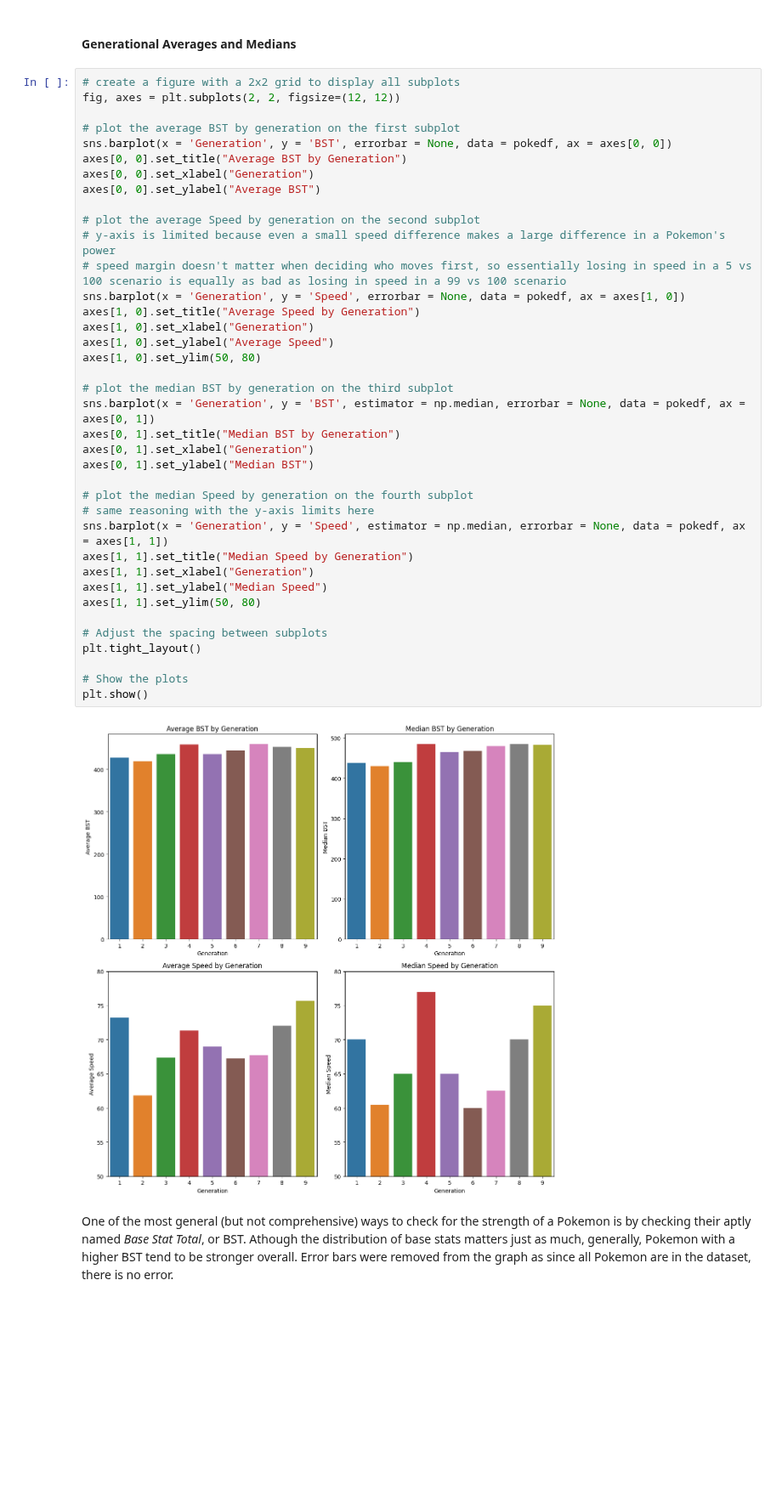
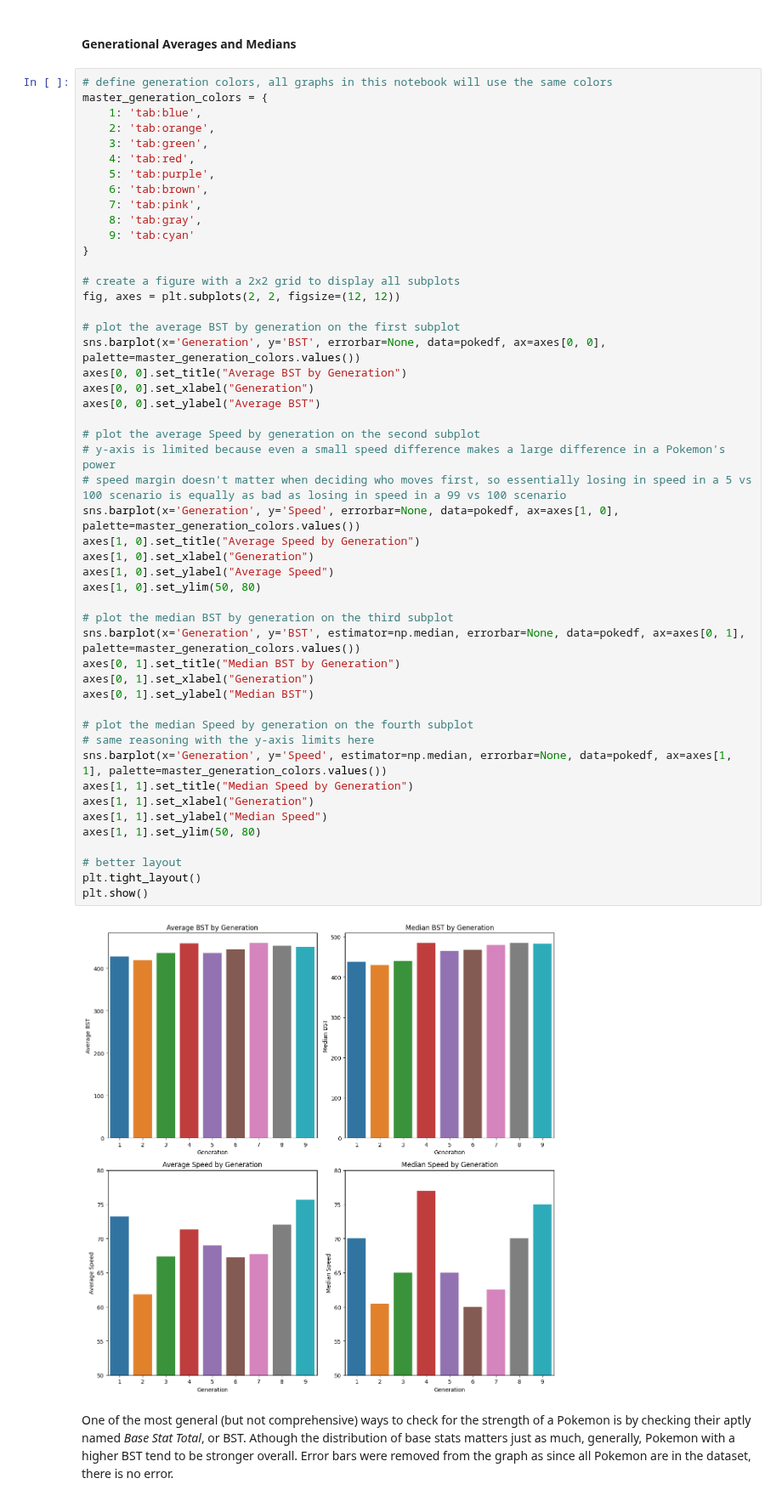
Before and after one commit to AryanSunkersett/Pokemon-Powercreep-EDA, a Jupyter notebook: pokemon-powercreep-eda.ipynb, the cells around one changed output. Shown at 85% size. Drawn from its saved outputs; the diff is of its cells as text; blank space fills up the shorter version.

Commit message:
added master colors and type strengths

```diff
--- a/pokemon-powercreep-eda.ipynb
+++ b/pokemon-powercreep-eda.ipynb
@@ -169,44 +170,55 @@ With that, we have finished verifying the accuracy of our dataset. Note that mis
 # %% [markdown]
 #### Generational Averages and Medians
 # %%
+# define generation colors, all graphs in this notebook will use the same colors
+master_generation_colors = {
+    1: 'tab:blue',
+    2: 'tab:orange',
+    3: 'tab:green',
+    4: 'tab:red',
+    5: 'tab:purple',
+    6: 'tab:brown',
+    7: 'tab:pink',
+    8: 'tab:gray',
+    9: 'tab:cyan'
+}
+
 # create a figure with a 2x2 grid to display all subplots
 fig, axes = plt.subplots(2, 2, figsize=(12, 12))
 
 # plot the average BST by generation on the first subplot
-sns.barplot(x = 'Generation', y = 'BST', errorbar = None, data = pokedf, ax = axes[0, 0])
+sns.barplot(x='Generation', y='BST', errorbar=None, data=pokedf, ax=axes[0, 0], palette=master_generation_colors.values())
 axes[0, 0].set_title("Average BST by Generation")
 axes[0, 0].set_xlabel("Generation")
 axes[0, 0].set_ylabel("Average BST")
 
 # plot the average Speed by generation on the second subplot
 # y-axis is limited because even a small speed difference makes a large difference in a Pokemon's power
 # speed margin doesn't matter when deciding who moves first, so essentially losing in speed in a 5 vs 100 scenario is equally as bad as losing in speed in a 99 vs 100 scenario
-sns.barplot(x = 'Generation', y = 'Speed', errorbar = None, data = pokedf, ax = axes[1, 0])
+sns.barplot(x='Generation', y='Speed', errorbar=None, data=pokedf, ax=axes[1, 0], palette=master_generation_colors.values())
 axes[1, 0].set_title("Average Speed by Generation")
 axes[1, 0].set_xlabel("Generation")
 axes[1, 0].set_ylabel("Average Speed")
 axes[1, 0].set_ylim(50, 80)
 
 # plot the median BST by generation on the third subplot
-sns.barplot(x = 'Generation', y = 'BST', estimator = np.median, errorbar = None, data = pokedf, ax = axes[0, 1])
+sns.barplot(x='Generation', y='BST', estimator=np.median, errorbar=None, data=pokedf, ax=axes[0, 1], palette=master_generation_colors.values())
 axes[0, 1].set_title("Median BST by Generation")
 axes[0, 1].set_xlabel("Generation")
 axes[0, 1].set_ylabel("Median BST")
 
 # plot the median Speed by generation on the fourth subplot
 # same reasoning with the y-axis limits here
-sns.barplot(x = 'Generation', y = 'Speed', estimator = np.median, errorbar = None, data = pokedf, ax = axes[1, 1])
+sns.barplot(x='Generation', y='Speed', estimator=np.median, errorbar=None, data=pokedf, ax=axes[1, 1], palette=master_generation_colors.values())
 axes[1, 1].set_title("Median Speed by Generation")
 axes[1, 1].set_xlabel("Generation")
 axes[1, 1].set_ylabel("Median Speed")
 axes[1, 1].set_ylim(50, 80)
 
-# Adjust the spacing between subplots
+# better layout
 plt.tight_layout()
-
-# Show the plots
 plt.show()
 # %% [output]
-[figure, old version]
+[figure, new version]
 # %% [markdown]
 One of the most general (but not comprehensive) ways to check for the strength of a Pokemon is by checking their aptly named *Base Stat Total*, or BST. Athough the distribution of base stats matters just as much, generally, Pokemon with a higher BST tend to be stronger overall. Error bars were removed from the graph as since all Pokemon are in the dataset, there is no error.
```
Also changed, not shown: parts of 16 cells of this notebook, 2 other files.
